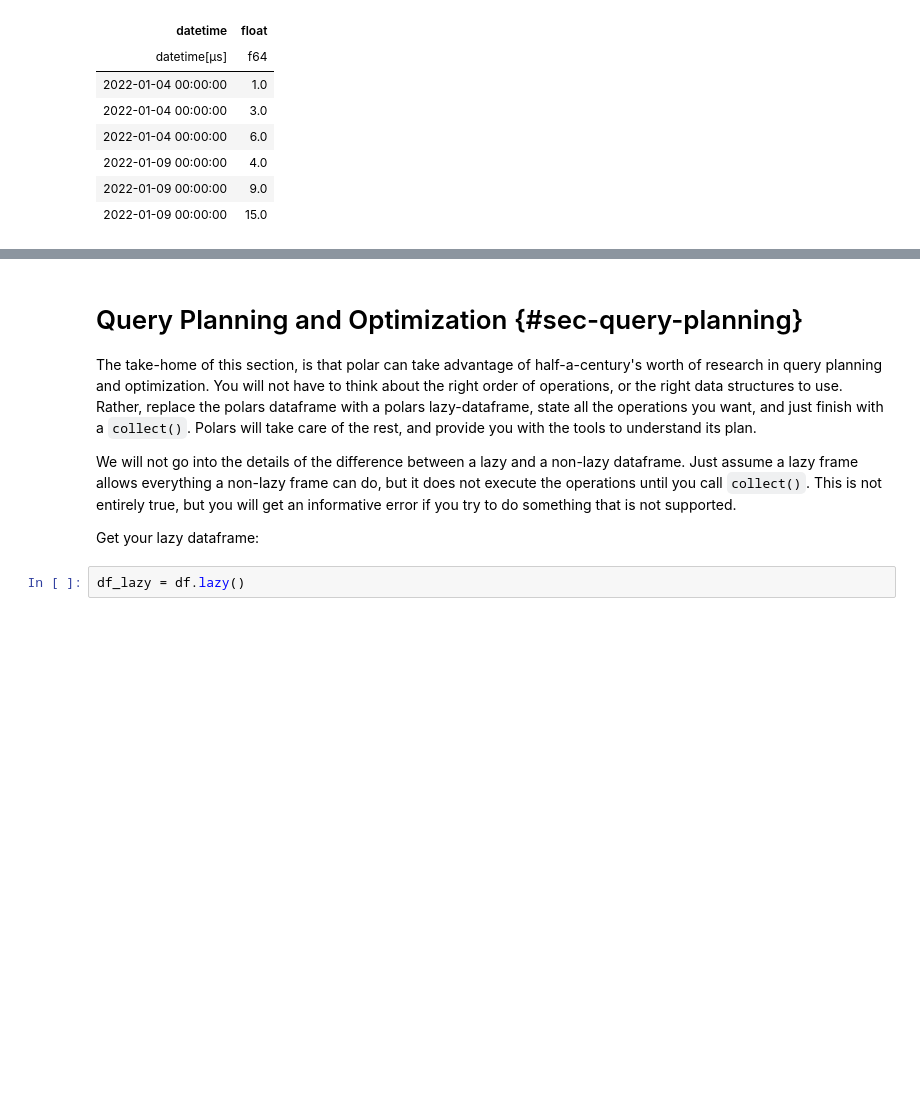
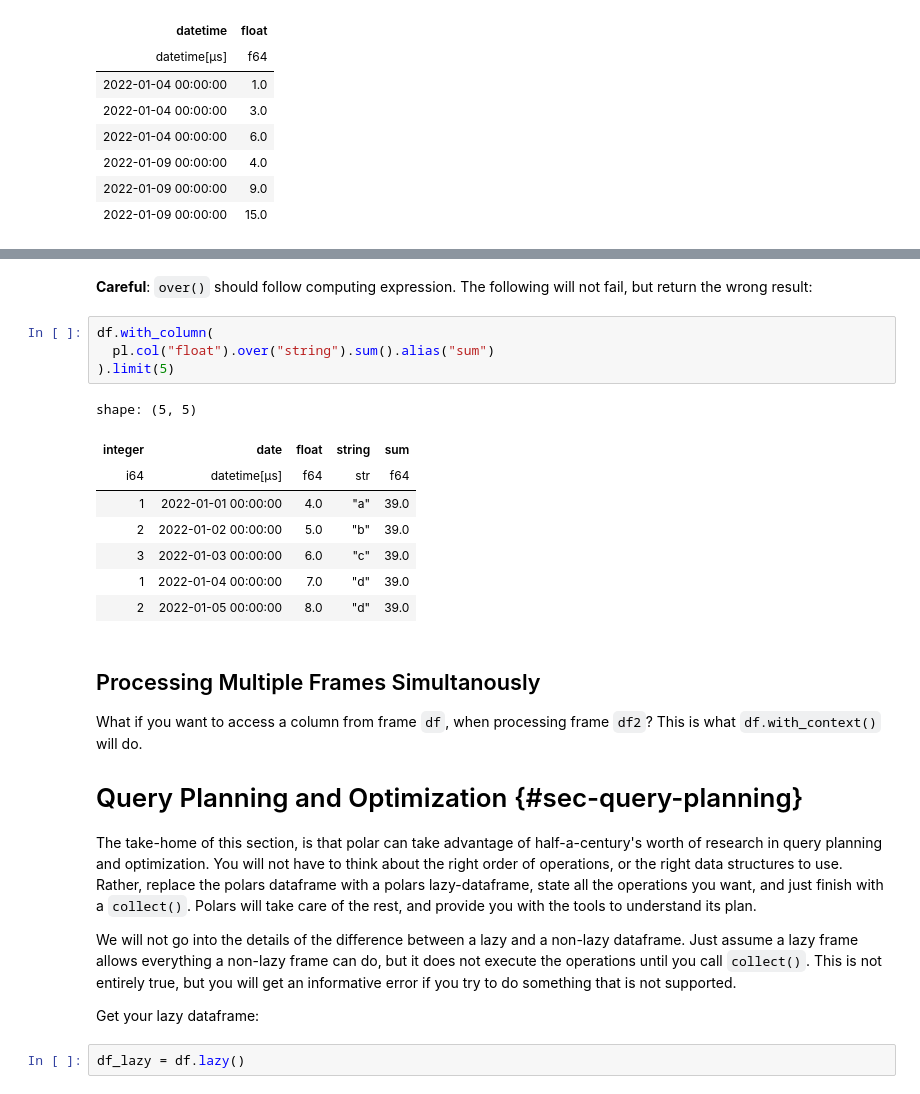
Before and after one commit to johnros/polars_demo, a Jupyter notebook: polars_to_preview.ipynb, the cells around one changed output, grey strips where cells are left out. Saved outputs shown, nothing was run; the diff lists cells and outputs as text; blank space fills up the shorter version.

```diff
--- a/polars_to_preview.ipynb
+++ b/polars_to_preview.ipynb
@@ -3092,4 +3182,28 @@ shape: (6, 2)
+# %% [markdown]
+__Careful__: `over()` should follow computing expression. The following will not fail, but return the wrong result:
+# %%
+df.with_column(
+  pl.col("float").over("string").sum().alias("sum")
+).limit(5)
+# %% [output]
+shape: (5, 5)
+| integer | date | float | string | sum |
+| i64 | datetime[μs] | f64 | str | f64 |
+| 1 | 2022-01-01 00:00:00 | 4.0 | "a" | 39.0 |
+| 2 | 2022-01-02 00:00:00 | 5.0 | "b" | 39.0 |
+| 3 | 2022-01-03 00:00:00 | 6.0 | "c" | 39.0 |
+| 1 | 2022-01-04 00:00:00 | 7.0 | "d" | 39.0 |
+| 2 | 2022-01-05 00:00:00 | 8.0 | "d" | 39.0 |
 # %% [markdown]
+## Processing Multiple Frames Simultanously
+
+What if you want to access a column from frame `df`, when processing frame `df2`?
+This is what `df.with_context()` will do.
+
+
+
+
+
 # Query Planning and Optimization {#sec-query-planning}
 
 The take-home of this section, is that polar can take advantage of half-a-century's worth of research in query planning and optimization.
```
Also changed, not shown: parts of 57 cells of this notebook, 2 other files.
